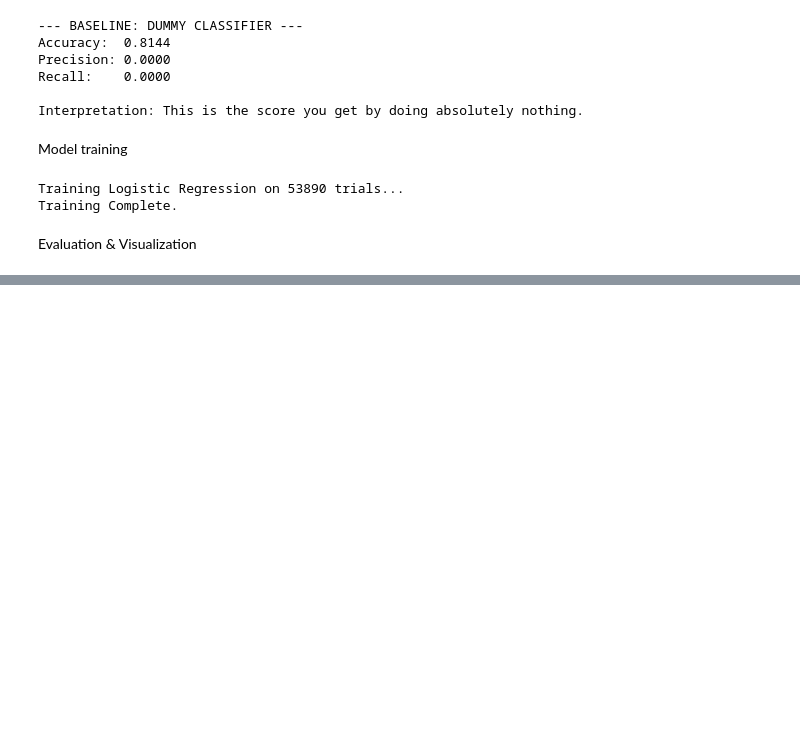
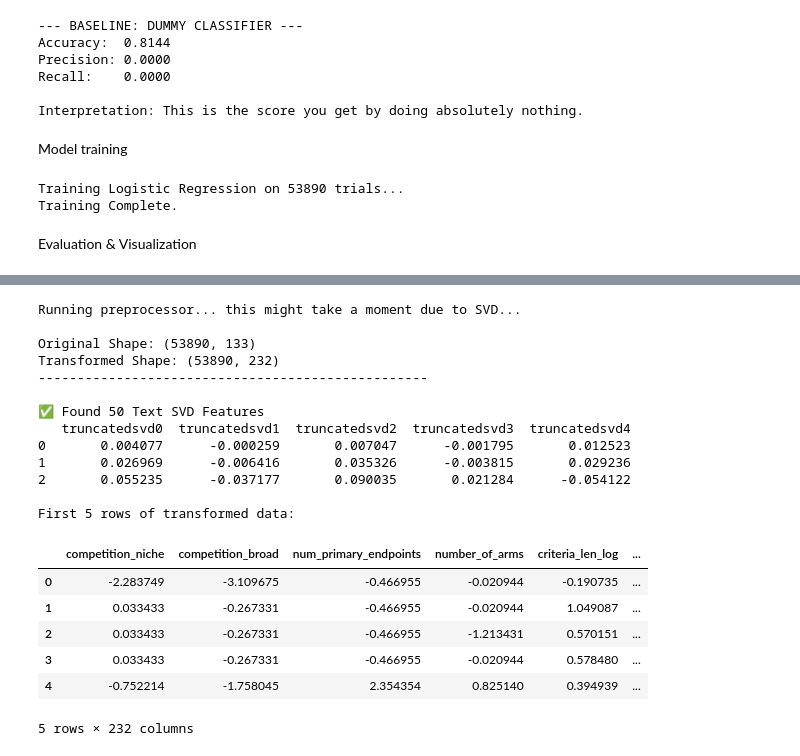
Before and after one commit to delaunan/clintrialpredict, a Jupyter notebook: WP1_baseline/baseline_model_txt.ipynb, the cells around one changed output, grey strips where cells are left out. Saved outputs shown, nothing was run; the diff lists cells and outputs as text; code cells hidden in the pictures; blank space fills up the shorter version.

```diff
--- a/WP1_baseline/baseline_model_txt.ipynb
+++ b/WP1_baseline/baseline_model_txt.ipynb
@@ -113,7 +83,7 @@ test_df = df.iloc[split_idx:].copy()
 
 # 3. Define Features & Target
 target_col = 'target'
-drop_cols = [target_col, 'overall_status', 'nct_id','start_date_type']
+drop_cols = [target_col, 'overall_status', 'nct_id']
 
 X_train = train_df.drop(columns=drop_cols)
 y_train = train_df[target_col]
@@ -724,0 +512,63 @@ Here is the detailed breakdown of each angle, what it means mathematically, and
+# %%
+# 1. Instantiate the Preprocessor
+preprocessor = get_pipeline()
+
+# 2. Fit and Transform X_train
+# CRITICAL FIX: Pass y_train here! TargetEncoder needs it.
+print("Running preprocessor... this might take a moment due to SVD...")
+X_train_transformed = preprocessor.fit_transform(X_train, y_train)
+
+# --- FIX FOR SPARSE MATRICES ---
+if hasattr(X_train_transformed, "toarray"):
+    X_train_transformed = X_train_transformed.toarray()
+
+# 3. Get Feature Names
+feature_names = preprocessor.get_feature_names_out()
+
+# 4. Convert to DataFrame for Easy Viewing
+df_transformed = pd.DataFrame(
+    X_train_transformed,
+    columns=feature_names,
+    index=X_train.index
+)
+
+# --- INSPECTION REPORT ---
+print(f"\nOriginal Shape: {X_train.shape}")
+print(f"Transformed Shape: {df_transformed.shape}")
+print("-" * 50)
+
+# 5. Inspect SVD Columns
+svd_cols = [col for col in df_transformed.columns if 'svd' in col.lower()]
+if svd_cols:
+    print(f"\n✅ Found {len(svd_cols)} Text SVD Features")
+    print(df_transformed[svd_cols[:5]].head(3))
+else:
+    print("\n❌ Could not identify SVD columns by name.")
+
+# 6. Show Head
+print("\nFirst 5 rows of transformed data:")
+try:
+    display(df_transformed.head())
+except:
+    print(df_transformed.head())
+# %% [output]
+Running preprocessor... this might take a moment due to SVD...
+
+Original Shape: (53890, 133)
+Transformed Shape: (53890, 232)
+--------------------------------------------------
+
+✅ Found 50 Text SVD Features
+   truncatedsvd0  truncatedsvd1  truncatedsvd2  truncatedsvd3  truncatedsvd4
+0       0.004077      -0.000259       0.007047      -0.001795       0.012523
+1       0.026969      -0.006416       0.035326      -0.003815       0.029236
+2       0.055235      -0.037177       0.090035       0.021284      -0.054122
+
+First 5 rows of transformed data:
+|  | competition_niche | competition_broad | num_primary_endpoints | number_of_arms | criteria_len_log | ... |
+| 0 | -2.283749 | -3.109675 | -0.466955 | -0.020944 | -0.190735 | ... |
+| 1 | 0.033433 | -0.267331 | -0.466955 | -0.020944 | 1.049087 | ... |
+| 2 | 0.033433 | -0.267331 | -0.466955 | -1.213431 | 0.570151 | ... |
+| 3 | 0.033433 | -0.267331 | -0.466955 | -0.020944 | 0.578480 | ... |
+| 4 | -0.752214 | -1.758045 | 2.354354 | 0.825140 | 0.394939 | ... |
+5 rows × 232 columns
```
Also changed, not shown: parts of 9 cells of this notebook, 3 other files.
